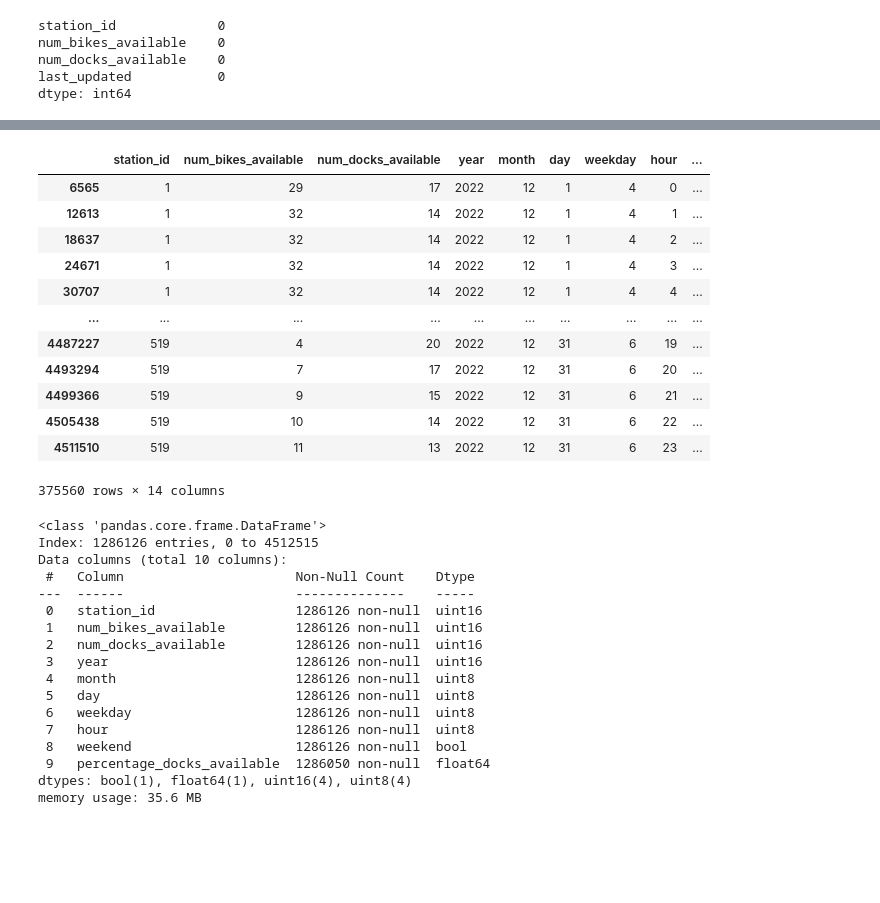
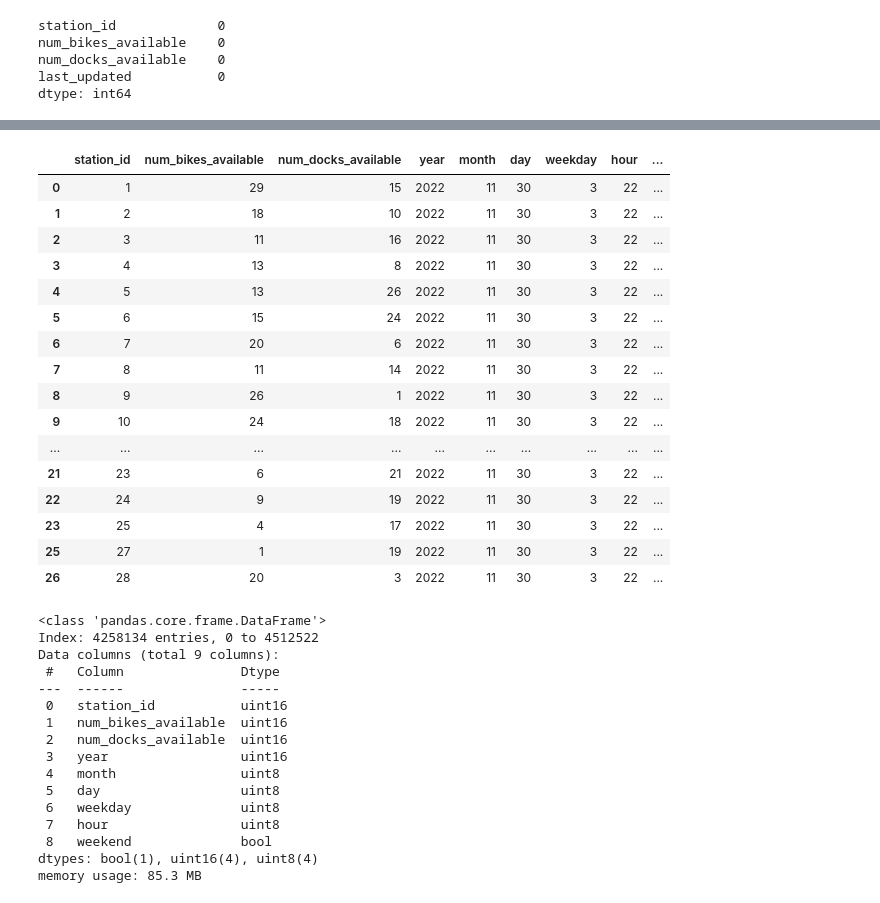
Before and after one commit to jadelaossa/bike-availability-prediction, a Jupyter notebook: notebooks/1.0-jdf-initial-data-exploration.ipynb, the cells around one changed output, grey strips where cells are left out. Cells and saved outputs as stored; diff of their text form; code cells hidden in the pictures; blank space fills up the shorter version.

```diff
--- a/notebooks/1.0-jdf-initial-data-exploration.ipynb
+++ b/notebooks/1.0-jdf-initial-data-exploration.ipynb
@@ -127,45 +100,39 @@ tweak_bicing_status(bicing_status_2212)[tweak_bicing_status(bicing_status_2212)[
-# %%
-(tweak_bicing_status(bicing_status_2212)
- .query('month == 12')
- .drop_duplicates(subset=['station_id', 'year', 'month', 'day', 'hour'])
- .sort_values(by=['station_id', 'year', 'month', 'day', 'hour'])
- .assign(ctx_1=tweak_bicing_status(bicing_status_2212).groupby('station_id')['percentage_docks_available'].shift(1),
-         ctx_2=tweak_bicing_status(bicing_status_2212).groupby('station_id')['percentage_docks_available'].shift(2),
-         ctx_3=tweak_bicing_status(bicing_status_2212).groupby('station_id')['percentage_docks_available'].shift(3),
-         ctx_4=tweak_bicing_status(bicing_status_2212).groupby('station_id')['percentage_docks_available'].shift(4),)
- .dropna()
-)#.groupby('month', as_index=False).agg({'hour': ['nunique', 'unique']})
-# %% [output]
-|  | station_id | num_bikes_available | num_docks_available | year | month | day | weekday | hour | ... |
-| 6565 | 1 | 29 | 17 | 2022 | 12 | 1 | 4 | 0 | ... |
-| 12613 | 1 | 32 | 14 | 2022 | 12 | 1 | 4 | 1 | ... |
-| 18637 | 1 | 32 | 14 | 2022 | 12 | 1 | 4 | 2 | ... |
-| 24671 | 1 | 32 | 14 | 2022 | 12 | 1 | 4 | 3 | ... |
-| 30707 | 1 | 32 | 14 | 2022 | 12 | 1 | 4 | 4 | ... |
-| ... | ... | ... | ... | ... | ... | ... | ... | ... | ... |
-| 4487227 | 519 | 4 | 20 | 2022 | 12 | 31 | 6 | 19 | ... |
-| 4493294 | 519 | 7 | 17 | 2022 | 12 | 31 | 6 | 20 | ... |
-| 4499366 | 519 | 9 | 15 | 2022 | 12 | 31 | 6 | 21 | ... |
-| 4505438 | 519 | 10 | 14 | 2022 | 12 | 31 | 6 | 22 | ... |
-| 4511510 | 519 | 11 | 13 | 2022 | 12 | 31 | 6 | 23 | ... |
-375560 rows × 14 columns
+# %%
+clean_bicing_status(bicing_status_2212).head(25)
+# %% [output]
+|  | station_id | num_bikes_available | num_docks_available | year | month | day | weekday | hour | ... |
+| 0 | 1 | 29 | 15 | 2022 | 11 | 30 | 3 | 22 | ... |
+| 1 | 2 | 18 | 10 | 2022 | 11 | 30 | 3 | 22 | ... |
+| 2 | 3 | 11 | 16 | 2022 | 11 | 30 | 3 | 22 | ... |
+| 3 | 4 | 13 | 8 | 2022 | 11 | 30 | 3 | 22 | ... |
+| 4 | 5 | 13 | 26 | 2022 | 11 | 30 | 3 | 22 | ... |
+| 5 | 6 | 15 | 24 | 2022 | 11 | 30 | 3 | 22 | ... |
+| 6 | 7 | 20 | 6 | 2022 | 11 | 30 | 3 | 22 | ... |
+| 7 | 8 | 11 | 14 | 2022 | 11 | 30 | 3 | 22 | ... |
+| 8 | 9 | 26 | 1 | 2022 | 11 | 30 | 3 | 22 | ... |
+| 9 | 10 | 24 | 18 | 2022 | 11 | 30 | 3 | 22 | ... |
+| ... | ... | ... | ... | ... | ... | ... | ... | ... | ... |
+| 21 | 23 | 6 | 21 | 2022 | 11 | 30 | 3 | 22 | ... |
+| 22 | 24 | 9 | 19 | 2022 | 11 | 30 | 3 | 22 | ... |
+| 23 | 25 | 4 | 17 | 2022 | 11 | 30 | 3 | 22 | ... |
+| 25 | 27 | 1 | 19 | 2022 | 11 | 30 | 3 | 22 | ... |
+| 26 | 28 | 20 | 3 | 2022 | 11 | 30 | 3 | 22 | ... |
 # %%
-tweak_bicing_status(bicing_status_2212).info()
+clean_bicing_status(bicing_status_2212).info()
 # %% [output]
 <class 'pandas.core.frame.DataFrame'>
-Index: 1286126 entries, 0 to 4512515
-Data columns (total 10 columns):
- #   Column                      Non-Null Count    Dtype
----  ------                      --------------    -----
- 0   station_id                  1286126 non-null  uint16
- 1   num_bikes_available         1286126 non-null  uint16
- 2   num_docks_available         1286126 non-null  uint16
- 3   year                        1286126 non-null  uint16
- 4   month                       1286126 non-null  uint8
- 5   day                         1286126 non-null  uint8
- 6   weekday                     1286126 non-null  uint8
- 7   hour                        1286126 non-null  uint8
- 8   weekend                     1286126 non-null  bool
- 9   percentage_docks_available  1286050 non-null  float64
-dtypes: bool(1), float64(1), uint16(4), uint8(4)
-memory usage: 35.6 MB
+Index: 4258134 entries, 0 to 4512522
+Data columns (total 9 columns):
+ #   Column               Dtype
+---  ------               -----
+ 0   station_id           uint16
+ 1   num_bikes_available  uint16
+ 2   num_docks_available  uint16
+ 3   year                 uint16
+ 4   month                uint8
+ 5   day                  uint8
+ 6   weekday              uint8
+ 7   hour                 uint8
+ 8   weekend              bool
+dtypes: bool(1), uint16(4), uint8(4)
+memory usage: 85.3 MB
```
Also changed, not shown: parts of 25 cells of this notebook.
